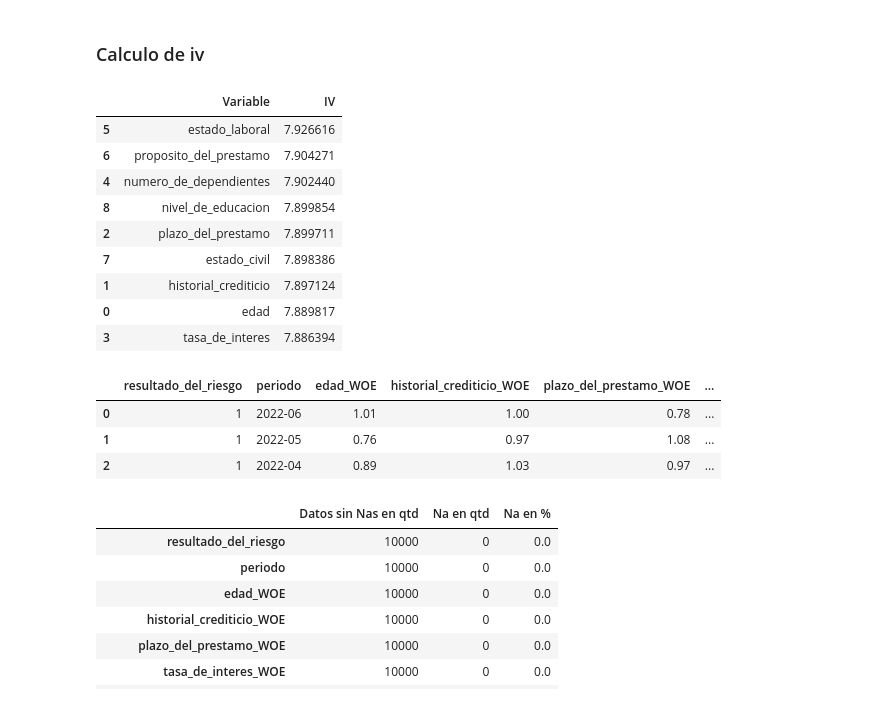
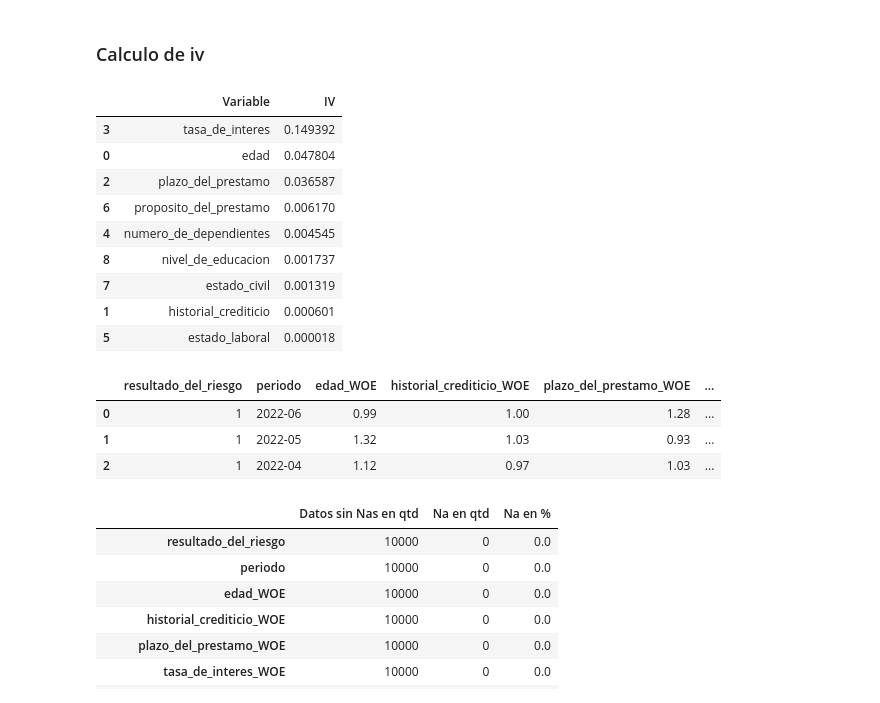
Before and after one commit to michaelvzla/statistical_models, a Jupyter notebook: xgboots/01 - Credit_risk_model/NOTEBOOKS/02 - LogisticRegression_credit_risk.ipynb, the cells around one changed output. Drawn from its saved outputs; the diff is of its cells as text; code cells hidden in the pictures.

```diff
--- a/xgboots/01 - Credit_risk_model/NOTEBOOKS/02 - LogisticRegression_credit_risk.ipynb
+++ b/xgboots/01 - Credit_risk_model/NOTEBOOKS/02 - LogisticRegression_credit_risk.ipynb
@@ -58,15 +58,15 @@ bad_rate
 # Definir las categorías y calcular el WOE para una variables independientes
 def calcular_woe_variable(variable, target):
     tabla_frecuencia = data.groupby([variable, target]).size().unstack()
-    total_buenos = tabla_frecuencia[1].sum()
-    total_malos = tabla_frecuencia[0].sum()
+    total_buenos = tabla_frecuencia[0].sum()
+    total_malos = tabla_frecuencia[1].sum()
 
     woe = {}
     iv = 0
 
     for categoria in tabla_frecuencia.index:
-        evento_malo = tabla_frecuencia.loc[categoria, 0]
-        evento_bueno = tabla_frecuencia.loc[categoria, 1]
+        evento_malo = tabla_frecuencia.loc[categoria, 1]
+        evento_bueno = tabla_frecuencia.loc[categoria, 0]
 
         woe[categoria] = round((evento_malo / total_malos) / (evento_bueno / total_buenos), 2)
         iv += ((evento_malo / total_malos) - (evento_bueno / total_buenos)) * woe[categoria]
@@ -113,53 +113,53 @@ memory usage: 1.9+ MB
 ### Calculo de iv
 # %%
 tabla_frecuencia = data.groupby([variable, 'resultado_del_riesgo']).size().unstack()
-total_buenos = tabla_frecuencia[1].sum()
-total_malos = tabla_frecuencia[0].sum()
+total_buenos = tabla_frecuencia[0].sum()
+total_malos = tabla_frecuencia[1].sum()
 # Crear una lista para almacenar los valores de IV por variable
 iv_summary = []
 
 # Calcular y mostrar el WOE y el IV para cada variable
 for variable in variables_independientes:
     woe_dict = calcular_woe_variable(variable, 'resultado_del_riesgo')
     data[variable + '_WOE'] = data[variable].map(woe_dict)
 
     iv = 0
     for categoria, woe in woe_dict.items():
         evento_malo = data[data[variable] == categoria]['resultado_del_riesgo'].sum()
         evento_bueno = data[data[variable] == categoria]['resultado_del_riesgo'].count() - evento_malo
 
         iv += ((evento_malo / total_malos) - (evento_bueno / total_buenos)) * woe
 
     iv_summary.append({'Variable': variable, 'IV': iv})
 
 # Crear un DataFrame para mostrar la tabla resumen de IV
 iv_data = pd.DataFrame(iv_summary)
 
 # Ordenar el DataFrame por IV en orden descendente
 iv_data = iv_data.sort_values(by='IV', ascending=False)
 
 # Mostrar la tabla resumen de IV
 iv_data
 # %% [output]
 |  | Variable | IV |
-| 5 | estado_laboral | 7.926616 |
-| 6 | proposito_del_prestamo | 7.904271 |
-| 4 | numero_de_dependientes | 7.902440 |
-| 8 | nivel_de_educacion | 7.899854 |
-| 2 | plazo_del_prestamo | 7.899711 |
-| 7 | estado_civil | 7.898386 |
-| 1 | historial_crediticio | 7.897124 |
-| 0 | edad | 7.889817 |
-| 3 | tasa_de_interes | 7.886394 |
+| 3 | tasa_de_interes | 0.149392 |
+| 0 | edad | 0.047804 |
+| 2 | plazo_del_prestamo | 0.036587 |
+| 6 | proposito_del_prestamo | 0.006170 |
+| 4 | numero_de_dependientes | 0.004545 |
+| 8 | nivel_de_educacion | 0.001737 |
+| 7 | estado_civil | 0.001319 |
+| 1 | historial_crediticio | 0.000601 |
+| 5 | estado_laboral | 0.000018 |
 # %%
 # Filtrar las columnas que terminan con "_woe" más el target
 data = data.filter(regex='_WOE$|resultado_del_riesgo|periodo')
 data.head(3)
 # %% [output]
 |  | resultado_del_riesgo | periodo | edad_WOE | historial_crediticio_WOE | plazo_del_prestamo_WOE | ... |
-| 0 | 1 | 2022-06 | 1.01 | 1.00 | 0.78 | ... |
-| 1 | 1 | 2022-05 | 0.76 | 0.97 | 1.08 | ... |
-| 2 | 1 | 2022-04 | 0.89 | 1.03 | 0.97 | ... |
+| 0 | 1 | 2022-06 | 0.99 | 1.00 | 1.28 | ... |
+| 1 | 1 | 2022-05 | 1.32 | 1.03 | 0.93 | ... |
+| 2 | 1 | 2022-04 | 1.12 | 0.97 | 1.03 | ... |
 # %%
 def get_na(data):
     qsna = data.shape[0] - data.isnull().sum(axis = 0) #Cantidad de NA
```
Also changed, not shown: parts of 6 cells of this notebook, 14 other files.
